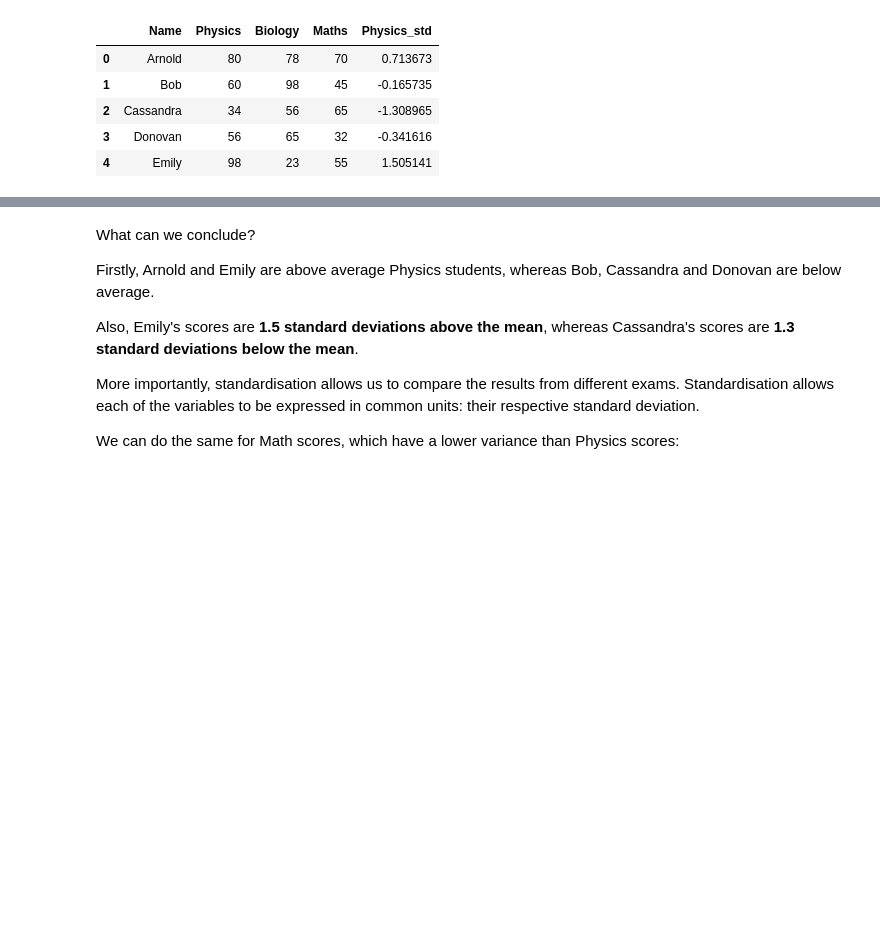
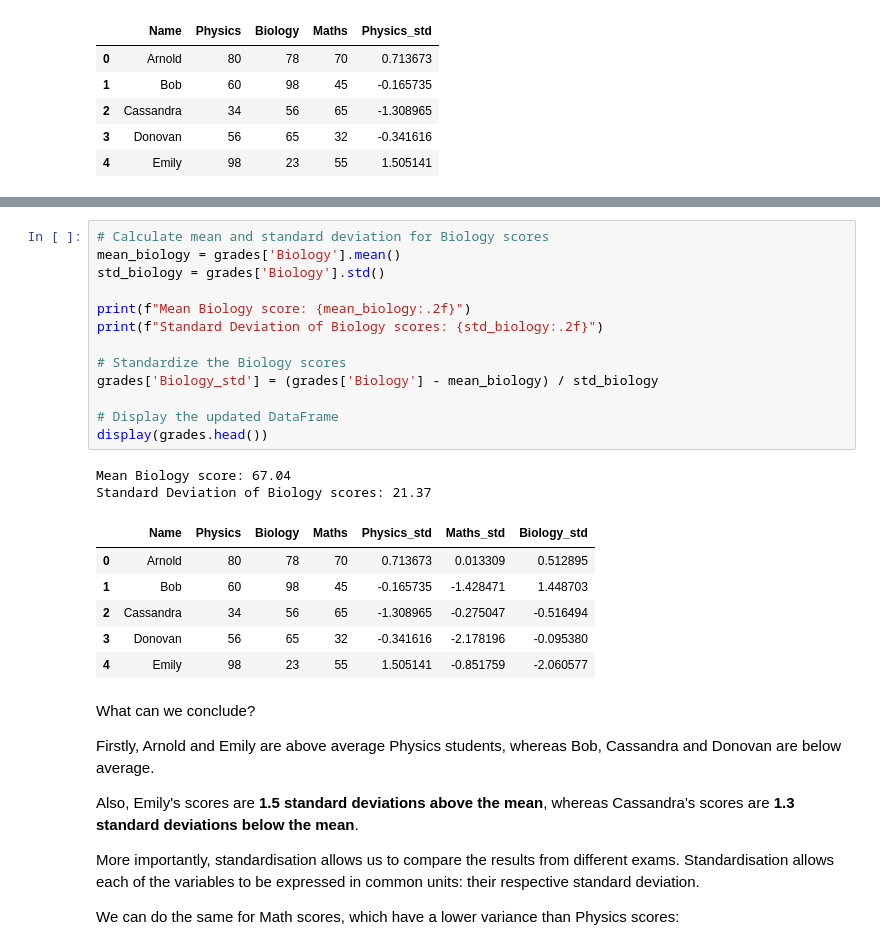
Before and after one commit to charishmachoppa/i-hub, a Jupyter notebook: Copy_of_AIML_Course_Probability_Primer.ipynb, the cells around one changed output, grey strips where cells are left out. Drawn from its saved outputs; the diff is of its cells as text; blank space fills up the shorter version.

```diff
--- a/Copy_of_AIML_Course_Probability_Primer.ipynb
+++ b/Copy_of_AIML_Course_Probability_Primer.ipynb
@@ -526,3 +537,25 @@ grades.head()
+# %%
+# Calculate mean and standard deviation for Biology scores
+mean_biology = grades['Biology'].mean()
+std_biology = grades['Biology'].std()
+
+print(f"Mean Biology score: {mean_biology:.2f}")
+print(f"Standard Deviation of Biology scores: {std_biology:.2f}")
+
+# Standardize the Biology scores
+grades['Biology_std'] = (grades['Biology'] - mean_biology) / std_biology
+
+# Display the updated DataFrame
+display(grades.head())
+# %% [output]
+Mean Biology score: 67.04
+Standard Deviation of Biology scores: 21.37
+|  | Name | Physics | Biology | Maths | Physics_std | Maths_std | Biology_std |
+| 0 | Arnold | 80 | 78 | 70 | 0.713673 | 0.013309 | 0.512895 |
+| 1 | Bob | 60 | 98 | 45 | -0.165735 | -1.428471 | 1.448703 |
+| 2 | Cassandra | 34 | 56 | 65 | -1.308965 | -0.275047 | -0.516494 |
+| 3 | Donovan | 56 | 65 | 32 | -0.341616 | -2.178196 | -0.095380 |
+| 4 | Emily | 98 | 23 | 55 | 1.505141 | -0.851759 | -2.060577 |
 # %% [markdown]
 What can we conclude?
 
```
Also changed, not shown: parts of 22 cells of this notebook.
